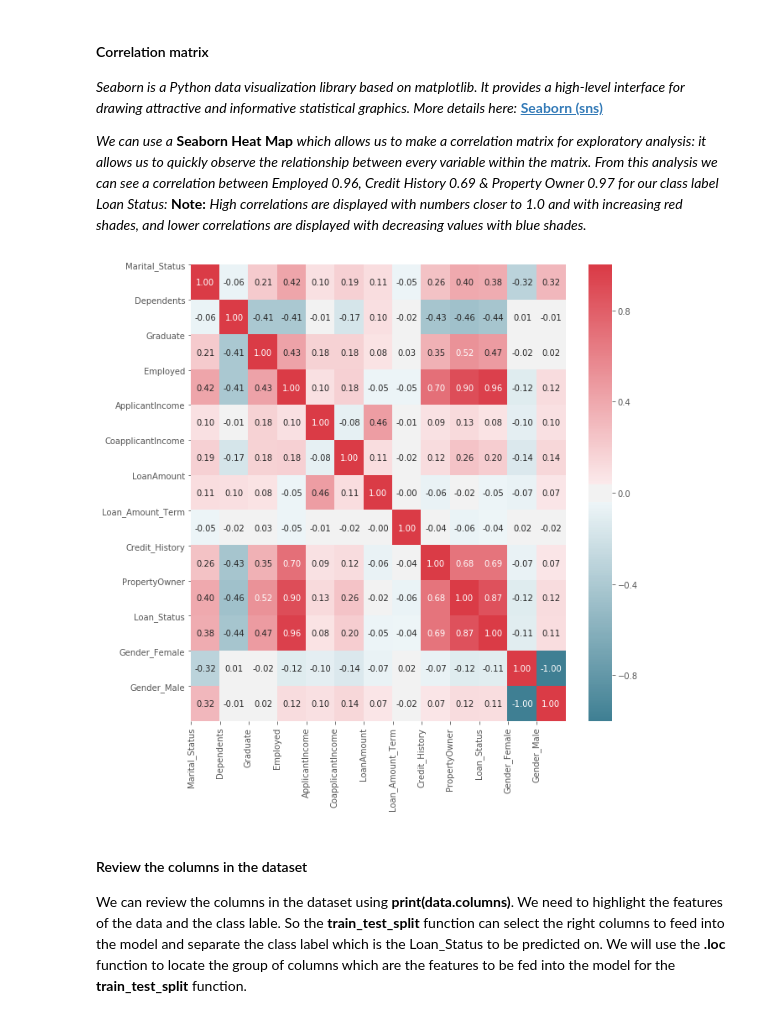
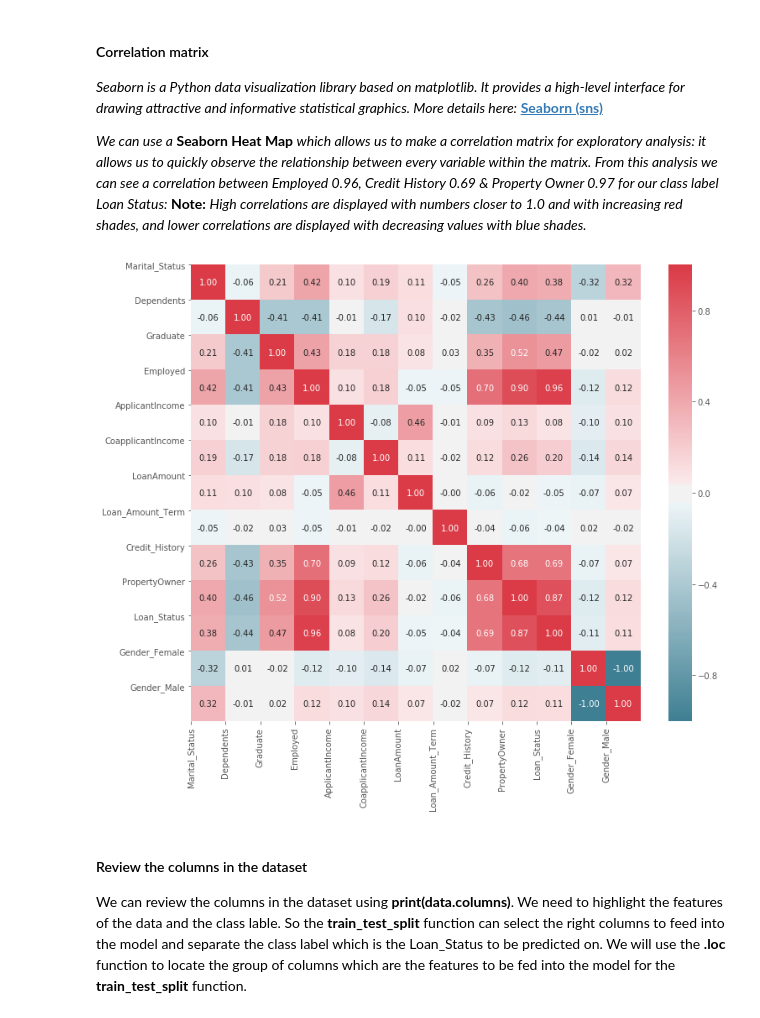
Before and after one commit to tullshaun/MachineLearning, a Jupyter notebook: 1. Loan Application Data Pre-processing.ipynb, the cells around one changed output. Drawn from its saved outputs; the diff is of its cells as text; code cells hidden in the pictures.

```diff
--- a/1. Loan Application Data Pre-processing.ipynb
+++ b/1. Loan Application Data Pre-processing.ipynb
@@ -267,21 +268,21 @@ plt.show()
 *We can use a* **Seaborn Heat Map** *which allows us to make a correlation matrix for exploratory analysis: it allows us to quickly observe the relationship between every variable within the matrix. From this analysis we can see a correlation between Employed 0.96, Credit History 0.69 & Property Owner 0.97 for our class label Loan Status:* **Note:**  *High correlations are displayed with numbers closer to 1.0 and with increasing red shades, and lower correlations are displayed with decreasing values with blue shades.*
 # %%
 corr = data.corr()
-#figsize to set the size of the image
-fig, ax = plt.subplots(figsize=(10, 10))
+#figsize to set the size of the image, edit to your preferred size
+fig, ax = plt.subplots(figsize=(12, 10))
 #Make a diverging palette between two HUSL colors: https://seaborn.pydata.org/generated/seaborn.diverging_palette.html
 colormap = sns.diverging_palette(220, 10, as_cmap=True)
 
 # Draw a heatmap with the numeric values in each cell
 sns.heatmap(corr, cmap=colormap, annot=True, fmt=".2f")
 
 plt.xticks(range(len(corr.columns)), corr.columns);
 plt.yticks(range(len(corr.columns)), corr.columns)
 
 #plt.show displays the image
 plt.show()
 # %% [output]
-[figure, old version]
+[figure, new version]
 # %% [markdown]
 #### Review the columns in the dataset
 We can review the columns in the dataset using **print(data.columns)**. We need to highlight the features of the data and the class lable. So the **train_test_split** function can select the right columns to feed into the model and separate the class label which is the Loan_Status to be predicted on. We will use the **.loc** function to locate the group of columns which are the features to be fed into the model for the **train_test_split** function.
```
Also changed, not shown: parts of 2 cells of this notebook.
